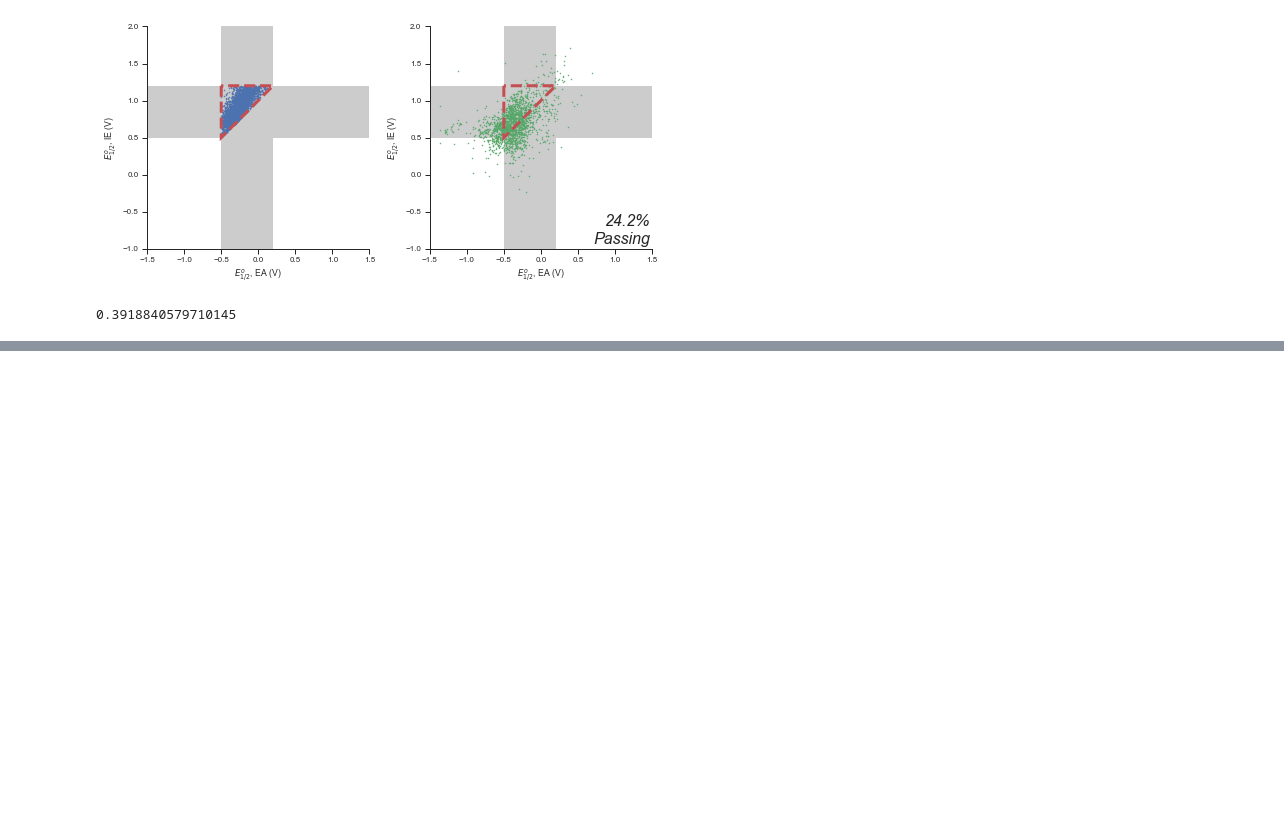
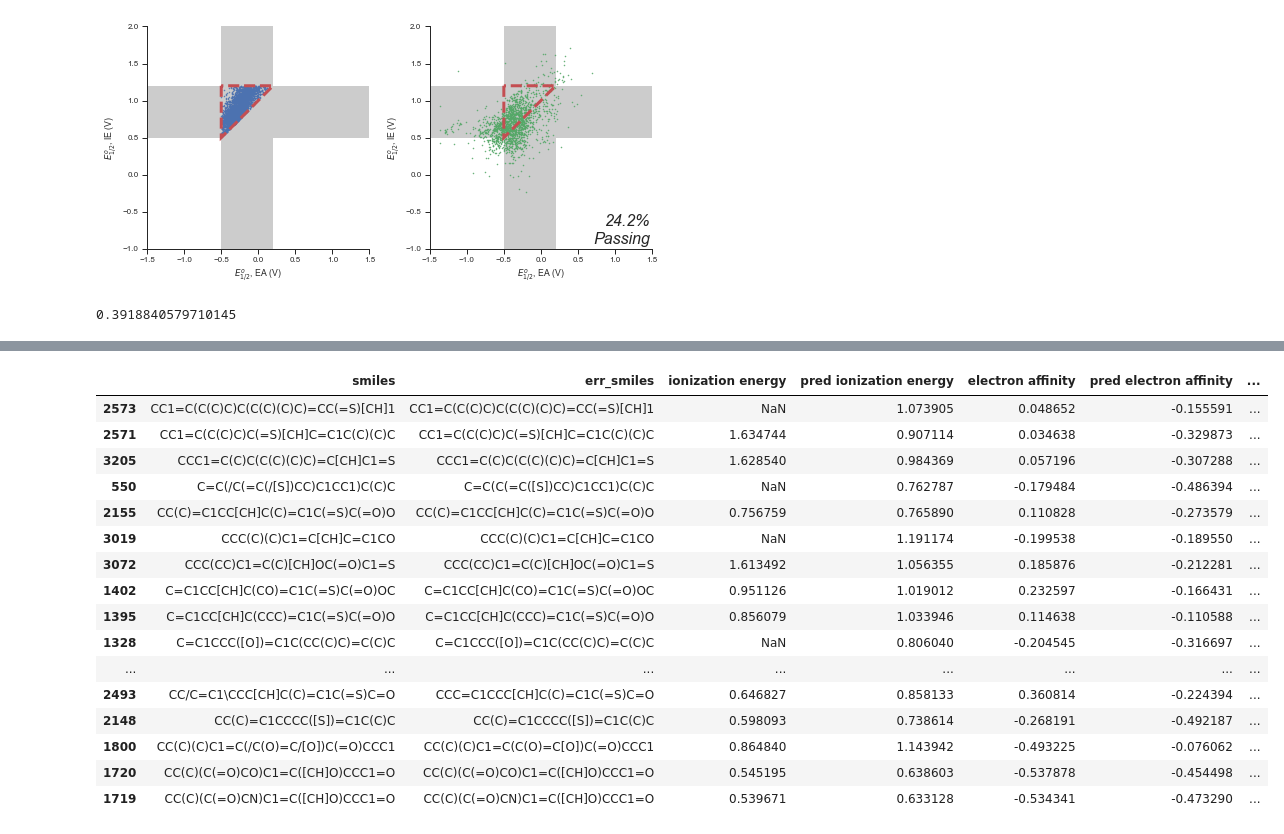
Before and after one commit to NREL/rlmolecule, a Jupyter notebook: stable_radical_optimization/plot_dft_confirmation.ipynb, the cells around one changed output, grey strips where cells are left out. Cells and saved outputs as stored; diff of their text form; code cells hidden in the pictures; blank space fills up the shorter version.

```diff
--- a/stable_radical_optimization/plot_dft_confirmation.ipynb
+++ b/stable_radical_optimization/plot_dft_confirmation.ipynb
@@ -304,0 +389,6 @@ df_confirmed.to_csv('dft_confirmed.csv', index=False)
+# %%
+df_renamed = df_with_stability[['smiles', 'err_smiles', 'ionization energy', 'pred ionization energy', 'electron affinity', 'pred electron affinity', 'dft', 'pred']].rename(columns={'dft': 'stability', 'pred': 'pred stability'})
+# %%
+df_renamed['err ionization energy'] = (df_renamed['ionization energy'] - df_renamed['pred ionization energy'])
+df_renamed['err electron affinity'] = (df_renamed['electron affinity'] - df_renamed['pred electron affinity'])
+df_renamed['err stability'] = (df_renamed['stability'] - df_renamed['pred stability'])
@@ -304,0 +399,26 @@ df_confirmed.to_csv('dft_confirmed.csv', index=False)
+# %%
+def has_correct_spin_loc(smiles):
+    mol_data = df_spin_symbol[df_spin_symbol.smiles == smiles]
+    return mol_data['pred fractional spin'].idxmax() == mol_data['fractional_spin'].idxmax()
+# %%
+df_renamed['correct_max_spin_prediction'] = df_renamed.smiles.apply(has_correct_spin_loc)
+# %%
+df_renamed.reindex(df_renamed['err stability'].abs().sort_values(ascending=False).index).head(20)
+# %% [output]
+|  | smiles | err_smiles | ionization energy | pred ionization energy | electron affinity | pred electron affinity | ... |
+| 2573 | CC1=C(C(C)C)C(C(C)(C)C)=CC(=S)[CH]1 | CC1=C(C(C)C)C(C(C)(C)C)=CC(=S)[CH]1 | NaN | 1.073905 | 0.048652 | -0.155591 | ... |
+| 2571 | CC1=C(C(C)C)C(=S)[CH]C=C1C(C)(C)C | CC1=C(C(C)C)C(=S)[CH]C=C1C(C)(C)C | 1.634744 | 0.907114 | 0.034638 | -0.329873 | ... |
+| 3205 | CCC1=C(C)C(C(C)(C)C)=C[CH]C1=S | CCC1=C(C)C(C(C)(C)C)=C[CH]C1=S | 1.628540 | 0.984369 | 0.057196 | -0.307288 | ... |
+| 550 | C=C(/C(=C(/[S])CC)C1CC1)C(C)C | C=C(C(=C([S])CC)C1CC1)C(C)C | NaN | 0.762787 | -0.179484 | -0.486394 | ... |
+| 2155 | CC(C)=C1CC[CH]C(C)=C1C(=S)C(=O)O | CC(C)=C1CC[CH]C(C)=C1C(=S)C(=O)O | 0.756759 | 0.765890 | 0.110828 | -0.273579 | ... |
+| 3019 | CCC(C)(C)C1=C[CH]C=C1CO | CCC(C)(C)C1=C[CH]C=C1CO | NaN | 1.191174 | -0.199538 | -0.189550 | ... |
+| 3072 | CCC(CC)C1=C(C)[CH]OC(=O)C1=S | CCC(CC)C1=C(C)[CH]OC(=O)C1=S | 1.613492 | 1.056355 | 0.185876 | -0.212281 | ... |
+| 1402 | C=C1CC[CH]C(CO)=C1C(=S)C(=O)OC | C=C1CC[CH]C(CO)=C1C(=S)C(=O)OC | 0.951126 | 1.019012 | 0.232597 | -0.166431 | ... |
+| 1395 | C=C1CC[CH]C(CCC)=C1C(=S)C(=O)O | C=C1CC[CH]C(CCC)=C1C(=S)C(=O)O | 0.856079 | 1.033946 | 0.114638 | -0.110588 | ... |
+| 1328 | C=C1CCC([O])=C1C(CC(C)C)=C(C)C | C=C1CCC([O])=C1C(CC(C)C)=C(C)C | NaN | 0.806040 | -0.204545 | -0.316697 | ... |
+| ... | ... | ... | ... | ... | ... | ... | ... |
+| 2493 | CC/C=C1\CCC[CH]C(C)=C1C(=S)C=O | CCC=C1CCC[CH]C(C)=C1C(=S)C=O | 0.646827 | 0.858133 | 0.360814 | -0.224394 | ... |
+| 2148 | CC(C)=C1CCCC([S])=C1C(C)C | CC(C)=C1CCCC([S])=C1C(C)C | 0.598093 | 0.738614 | -0.268191 | -0.492187 | ... |
+| 1800 | CC(C)(C)C1=C(/C(O)=C/[O])C(=O)CCC1 | CC(C)(C)C1=C(C(O)=C[O])C(=O)CCC1 | 0.864840 | 1.143942 | -0.493225 | -0.076062 | ... |
+| 1720 | CC(C)(C(=O)CO)C1=C([CH]O)CCC1=O | CC(C)(C(=O)CO)C1=C([CH]O)CCC1=O | 0.545195 | 0.638603 | -0.537878 | -0.454498 | ... |
+| 1719 | CC(C)(C(=O)CN)C1=C([CH]O)CCC1=O | CC(C)(C(=O)CN)C1=C([CH]O)CCC1=O | 0.539671 | 0.633128 | -0.534341 | -0.473290 | ... |
```
Also changed, not shown: parts of 24 cells of this notebook, 11 other files.
